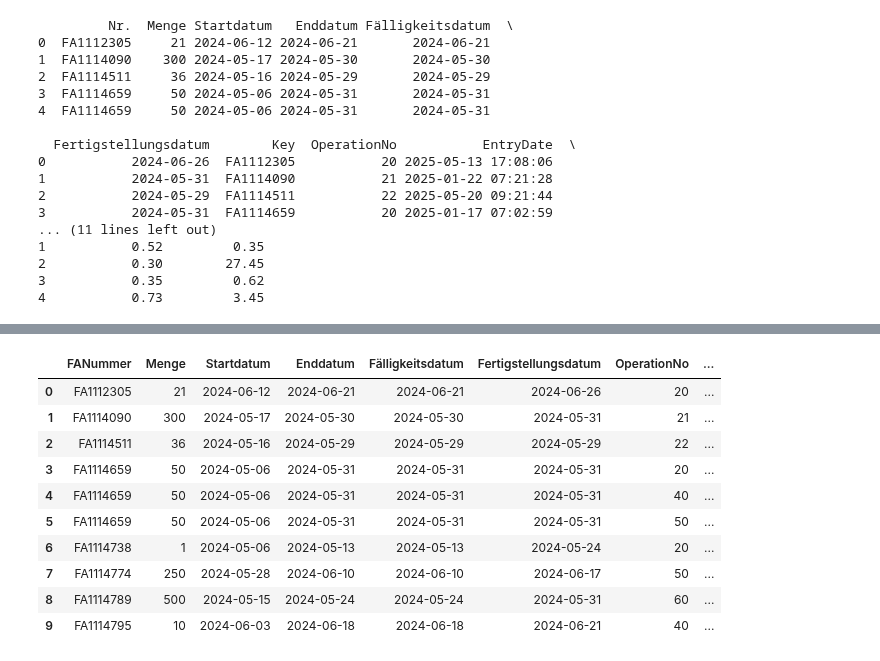
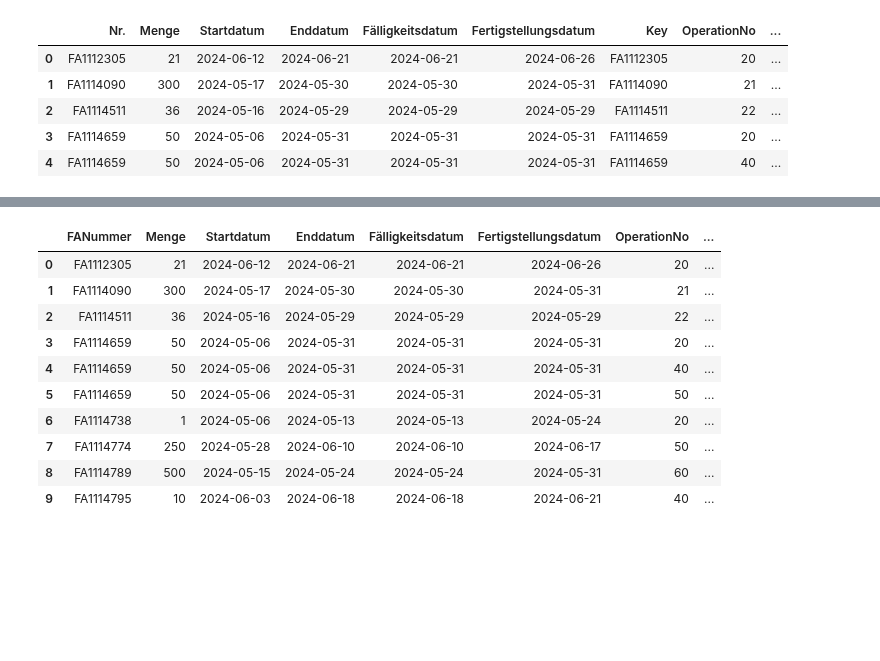
Before and after one commit to nefcheff/BA, a Jupyter notebook: syntheticData/dataMerge.ipynb, the cells around one changed output, grey strips where cells are left out. Cells and saved outputs as stored; diff of their text form; code cells hidden in the pictures; blank space fills up the shorter version.

```diff
--- a/syntheticData/dataMerge.ipynb
+++ b/syntheticData/dataMerge.ipynb
@@ -115,23 +37,12 @@ print(df_FA.head(20))
 # %%
 df_merged = pd.merge(df_FA, df_Bearbeitungscenter, left_on='Nr.', right_on='Key', how='inner')
-print(df_merged.head())
+display(df_merged.head(5))
 # %% [output]
-         Nr.  Menge Startdatum   Enddatum Fälligkeitsdatum  \
-0  FA1112305     21 2024-06-12 2024-06-21       2024-06-21
-1  FA1114090    300 2024-05-17 2024-05-30       2024-05-30
-2  FA1114511     36 2024-05-16 2024-05-29       2024-05-29
-3  FA1114659     50 2024-05-06 2024-05-31       2024-05-31
-4  FA1114659     50 2024-05-06 2024-05-31       2024-05-31
-
-  Fertigstellungsdatum        Key  OperationNo           EntryDate  \
-0           2024-06-26  FA1112305           20 2025-05-13 17:08:06
-1           2024-05-31  FA1114090           21 2025-01-22 07:21:28
-2           2024-05-29  FA1114511           22 2025-05-20 09:21:44
-3           2024-05-31  FA1114659           20 2025-01-17 07:02:59
-... (11 lines left out)
-1           0.52         0.35
-2           0.30        27.45
-3           0.35         0.62
-4           0.73         3.45
+|  | Nr. | Menge | Startdatum | Enddatum | Fälligkeitsdatum | Fertigstellungsdatum | Key | OperationNo | ... |
+| 0 | FA1112305 | 21 | 2024-06-12 | 2024-06-21 | 2024-06-21 | 2024-06-26 | FA1112305 | 20 | ... |
+| 1 | FA1114090 | 300 | 2024-05-17 | 2024-05-30 | 2024-05-30 | 2024-05-31 | FA1114090 | 21 | ... |
+| 2 | FA1114511 | 36 | 2024-05-16 | 2024-05-29 | 2024-05-29 | 2024-05-29 | FA1114511 | 22 | ... |
+| 3 | FA1114659 | 50 | 2024-05-06 | 2024-05-31 | 2024-05-31 | 2024-05-31 | FA1114659 | 20 | ... |
+| 4 | FA1114659 | 50 | 2024-05-06 | 2024-05-31 | 2024-05-31 | 2024-05-31 | FA1114659 | 40 | ... |
 # %%
 df_merged.drop(columns=['Key'], inplace=True)
```
Also changed, not shown: parts of 8 cells of this notebook, 3 other files.
